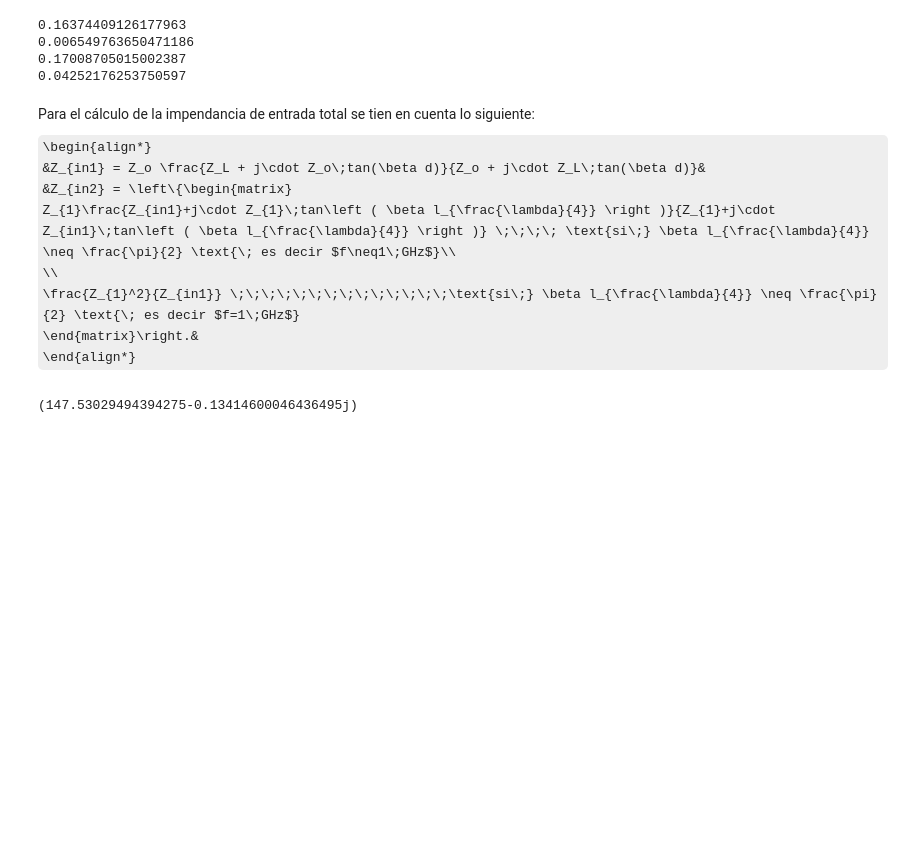
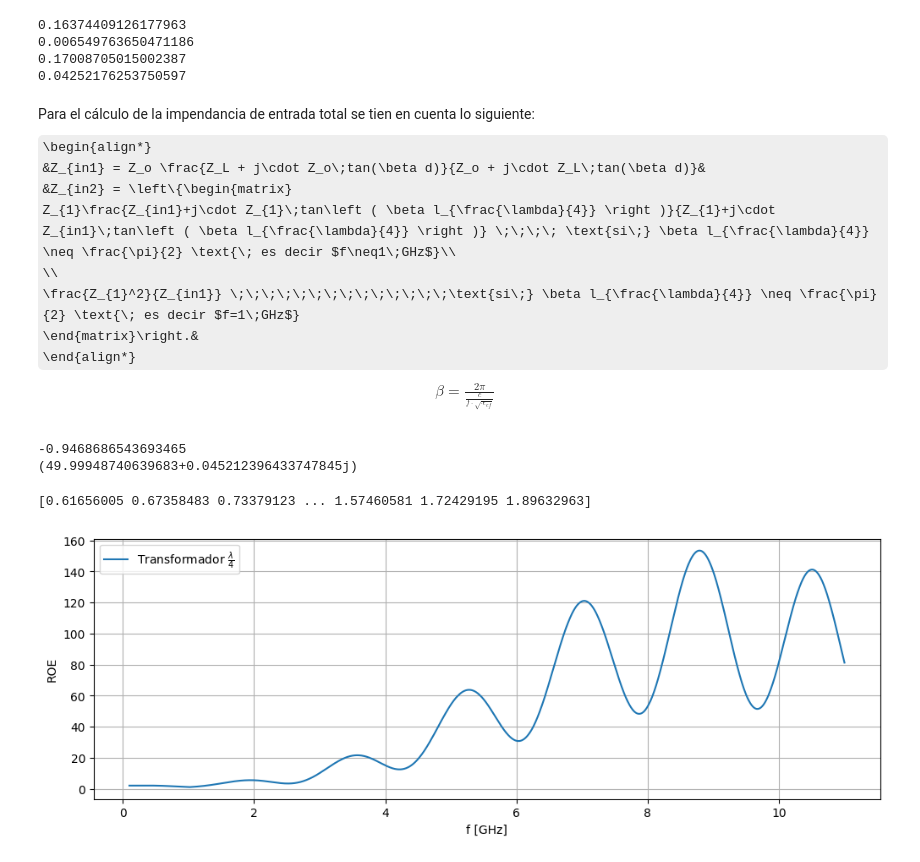
Before and after one commit to MilagrosMoutin/Microondas-TP2, a Jupyter notebook: pruebas.ipynb, the cells around one changed output. Cells and saved outputs as stored; diff of their text form; code cells hidden in the pictures; some formulas as TeX source; blank space fills up the shorter version.

```diff
--- a/pruebas.ipynb
+++ b/pruebas.ipynb
@@ -16,6 +25,11 @@ print(l_trans)
 0.006549763650471186
 0.17008705015002387
 0.04252176253750597
+# %%
+Zo = 50
+Z1 = 85.887
+R = 100
+L = 10*1e-9
 # %% [markdown]
 Para el cálculo de la impendancia de entrada total se tien en cuenta lo siguiente:
 \begin{align*}
@@ -26,10 +40,35 @@ Z_{1}\frac{Z_{in1}+j\cdot Z_{1}\;tan\left ( \beta l_{\frac{\lambda}{4}} \right )
 \frac{Z_{1}^2}{Z_{in1}} \;\;\;\;\;\;\;\;\;\;\;\;\;\;\text{si\;} \beta l_{\frac{\lambda}{4}} \neq \frac{\pi}{2} \text{\; es decir $f=1\;GHz$}
 \end{matrix}\right.&
 \end{align*}
+\begin{align*}
+\beta = \frac{2\pi}{\frac{c}{f\cdot \sqrt{\cdot \epsilon_{ef}}}}
+\end{align*}
-# %%
-Zin = lambda Zo, ZL, f, er, l: Zo * (ZL + 1J*Zo*np.tan(2*np.pi*f*np.sqrt(er)*l/(3*1e8))) / (Zo + 1J*ZL*np.tan(2*np.pi*f*np.sqrt(er)*l/(3*1e8)))
-Z1 = 85.887
-Zin1 = Zin(50, 100 + 62.83*1J, 1e9, eef_trans_d, l_trans_l1)
-print(Zin1)
-# %% [output]
-(147.53029494394275-0.13414600046436495j)
+# %%
+def Zin1(f):
+    ZL = R + 1J*(L*2*np.pi*f)
+    beta = (2*np.pi) / ((3*1e8)/(f*np.sqrt(eef_trans_d)))
+    return Zo*(ZL + 1J*(Zo*np.tan(beta*l_trans_l1))) / (Zo + 1J*(ZL*np.tan(beta*l_trans_l1)))
+def Zin2(Zin1, f):
+    beta = (2*np.pi*f) / ((3*1e8)/np.sqrt(eef_trans))
+    print(np.tan(beta))
+    return Z1 * (Zin1 + 1J*(Z1*np.tan(beta*l_trans))) / (Z1 + 1J*Zin1*np.tan(beta*l_trans))
+print(Zin2(Zin1(1e9), 1e9))
+# %% [output]
+-0.9468686543693465
+(49.99948740639683+0.045212396433747845j)
+# %%
+Gamma = lambda Zl : (Zl-50) / (Zl+50)
+ROE = lambda r: (1+abs(r)) / (1-abs(r))
+RL = lambda r: -20*np.log(abs(r))
+# %%
+fig = plt.figure(figsize=(12,4))
+x = np.linspace(100, 11000, 10000) * sc.mega
+plt.grid()
+plt.plot(x*1e-9, ROE(Gamma(Zin2(Zin1(x),x))), label=r"Transformador $\frac{\lambda}{4}$")
+plt.xlabel("f [GHz]")
+plt.ylabel("ROE")
+plt.legend()
+plt.show()
+# %% [output]
+[0.61656005 0.67358483 0.73379123 ... 1.57460581 1.72429195 1.89632963]
+[figure, added]
```
Also changed, not shown: parts of 3 cells of this notebook, 1 other file.
